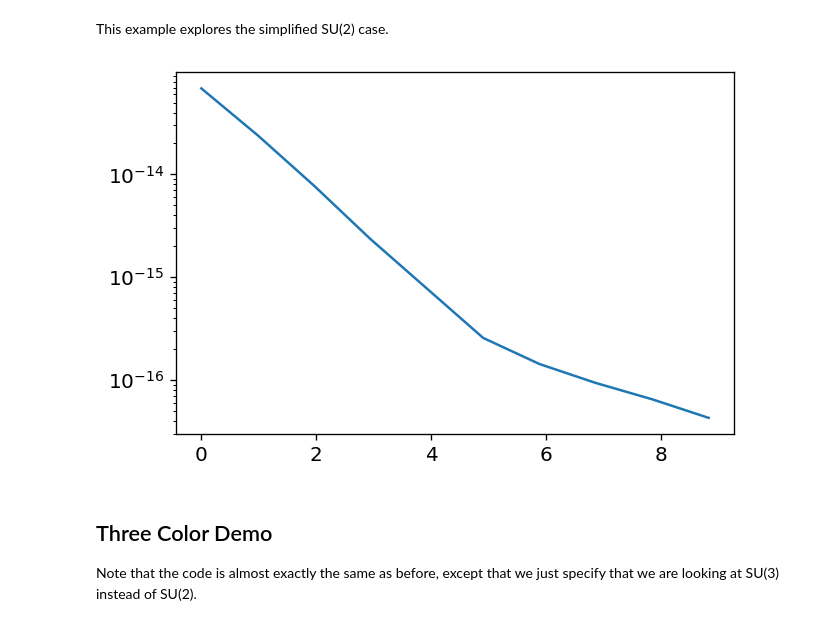
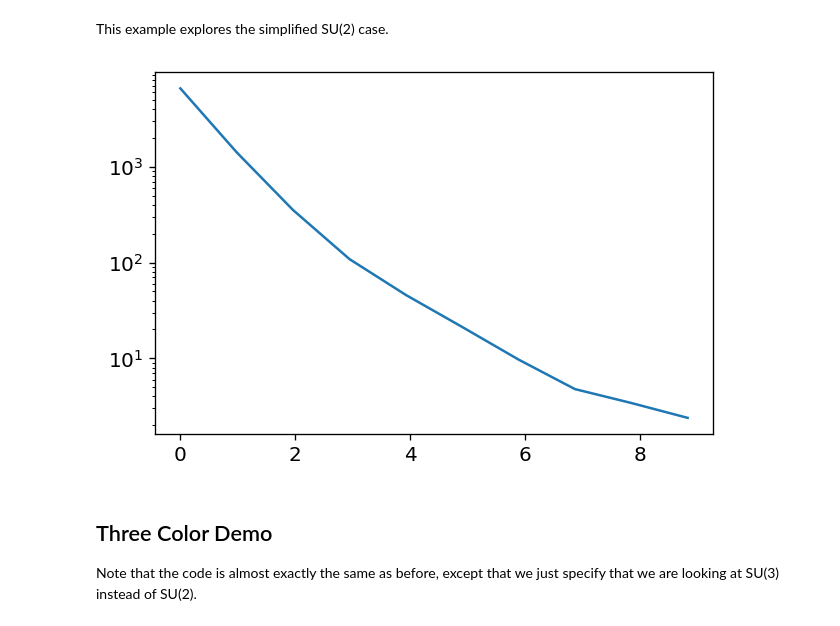
Before and after one commit to Jfeatherstone/ColorGlass, a Jupyter notebook: demo.ipynb, the cells around one changed output. Saved outputs shown, nothing was run; the diff lists cells and outputs as text; code cells hidden in the pictures.

Commit message:
Optimized calculations in nucleus class; fixed normalization inconsistency; updated documentation

```diff
--- a/demo.ipynb
+++ b/demo.ipynb
@@ -20,30 +20,30 @@ This example explores the simplified SU(2) case.
 # %%
 # Constants that define our lattice and color charge distribution
 # See documentation for more information
 N = 128
 delta = .1
 mu = 2
 radius = 1
 
 # Create a nucleus and proton object
-nucleus = cgc.Nucleus(2, N, delta, mu, longitudinalLayers=1)
+nucleus = cgc.Nucleus(2, N, delta, mu)
 proton = cgc.Proton(2, N, delta, mu, radius)
 
 # Create a collision using these two objects
 # The order doesn't matter here, it will determine which is which
 # based on which implements wilsonLine()
 #col = cgc.Collision(proton, nucleus)
 col = cgc.Collision(nucleus, proton)
 
 # Plot the number of particles produced vs. their momenta
 # Note that we can calculate the intermediary quantities (eg. the Wilson Line)
 # but we don't have to; the number of calculations done will be
 # the same either way
 plt.plot(col.momentaBins(), col.particlesProduced())
 plt.yscale('log')
 plt.show()
 # %% [output]
-[figure, old version]
+[figure, new version]
 # %% [markdown]
 ## Three Color Demo
 
```
Also changed, not shown: parts of 1 cell of this notebook, 13 other files.
